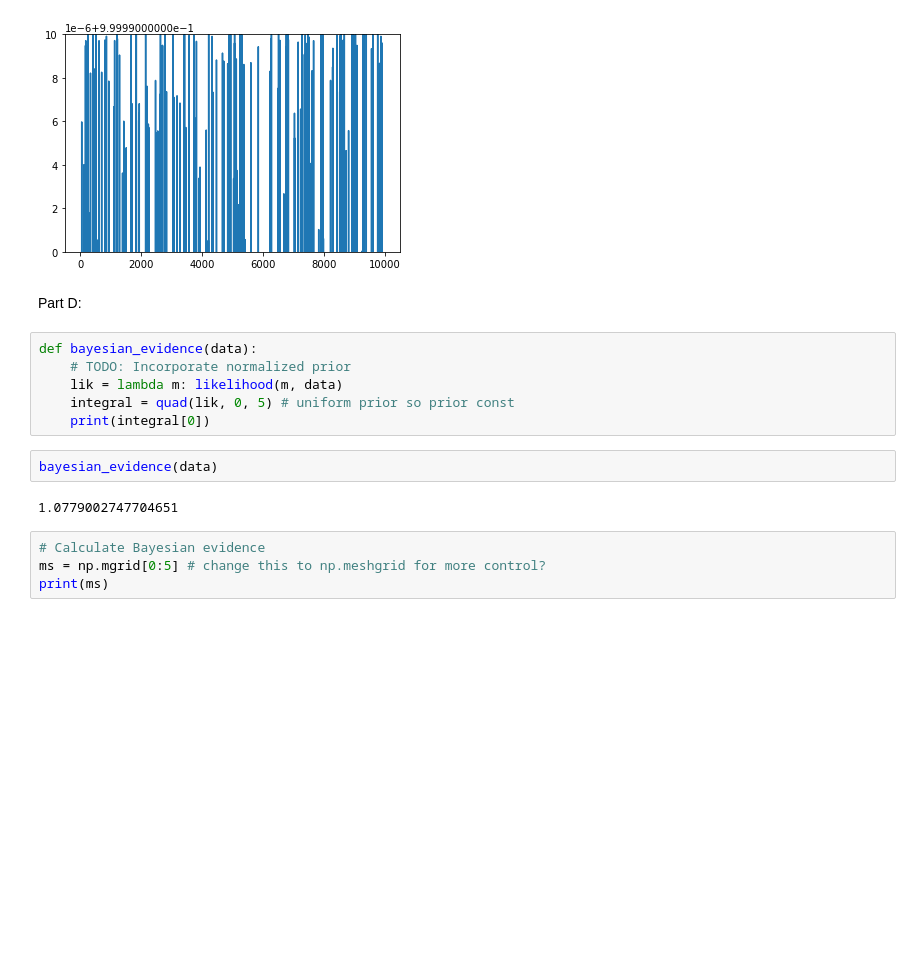
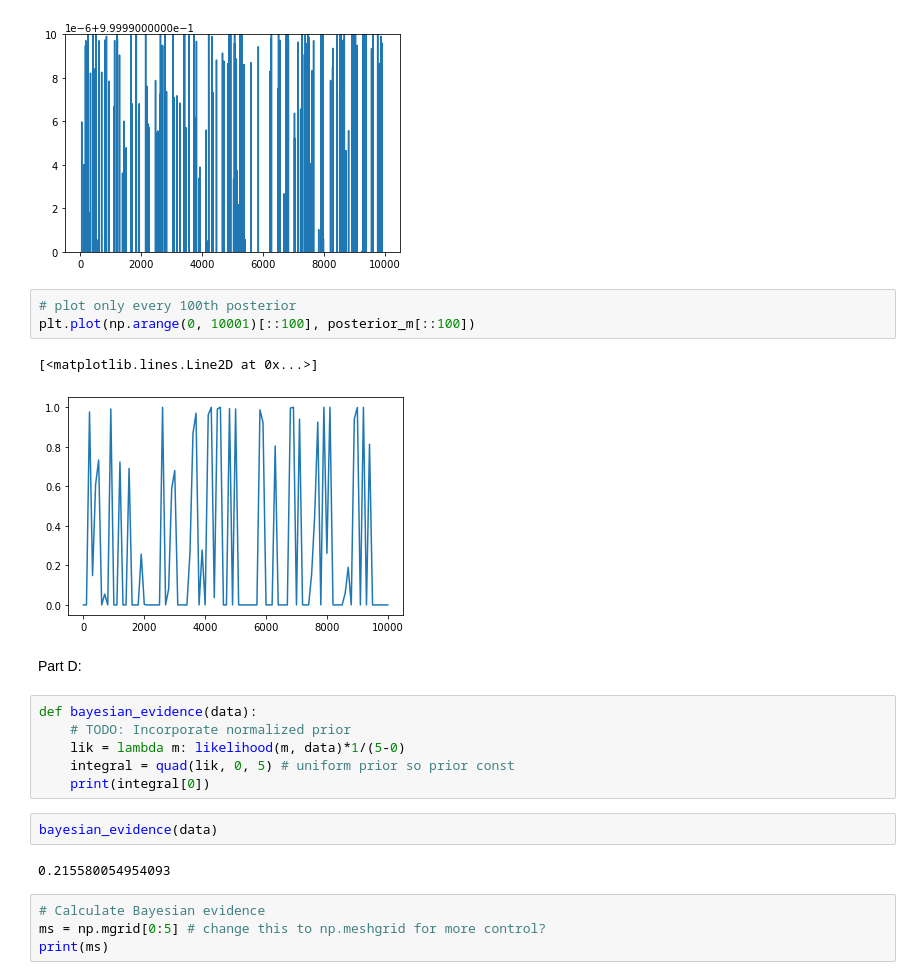
Before and after one commit to eleanorstuart/astr540, a Jupyter notebook: FinalProject.ipynb, the cells around one changed output. Drawn from its saved outputs; the diff is of its cells as text; blank space fills up the shorter version.

```diff
--- a/FinalProject.ipynb
+++ b/FinalProject.ipynb
@@ -145,18 +149,24 @@ plt.ylim(0.99999,1)
 # %% [output]
 (0.99999, 1.0)
 [figure]
+# %%
+# plot only every 100th posterior
+plt.plot(np.arange(0, 10001)[::100], posterior_m[::100])
+# %% [output]
+[<matplotlib.lines.Line2D at 0x...>]
+[figure, added]
 # %% [markdown]
 Part D:
-# %%
-def bayesian_evidence(data):
-    # TODO: Incorporate normalized prior
-    lik = lambda m: likelihood(m, data)
-    integral = quad(lik, 0, 5) # uniform prior so prior const
-    print(integral[0])
-# %%
-bayesian_evidence(data)
-# %% [output]
-1.0779002747704651
+# %%
+def bayesian_evidence(data):
+    # TODO: Incorporate normalized prior
+    lik = lambda m: likelihood(m, data)*1/(5-0)
+    integral = quad(lik, 0, 5) # uniform prior so prior const
+    print(integral[0])
+# %%
+bayesian_evidence(data)
+# %% [output]
+0.215580054954093
 # %%
 # Calculate Bayesian evidence
 ms = np.mgrid[0:5] # change this to np.meshgrid for more control?
```
Also changed, not shown: parts of 8 cells of this notebook.
